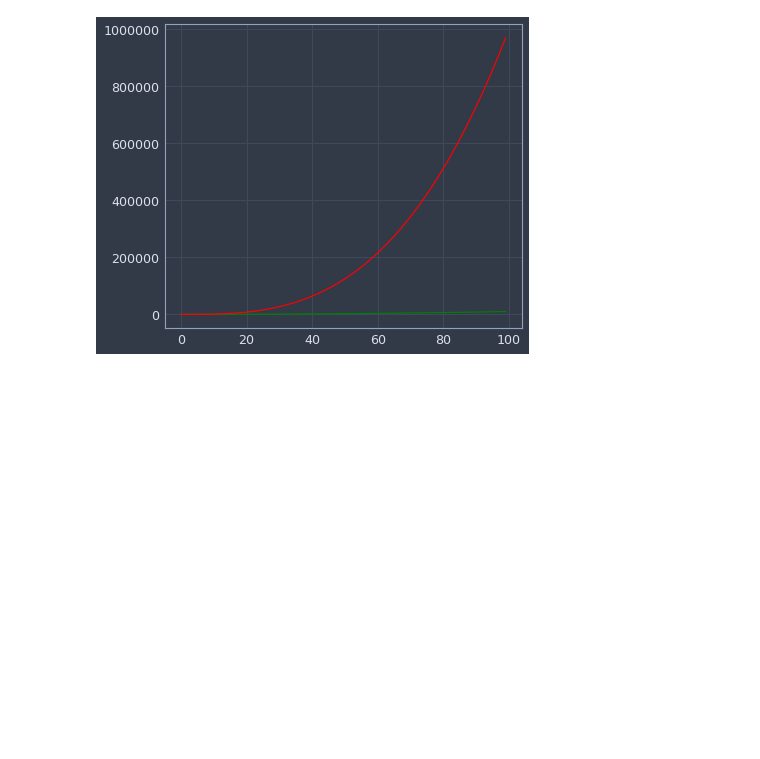
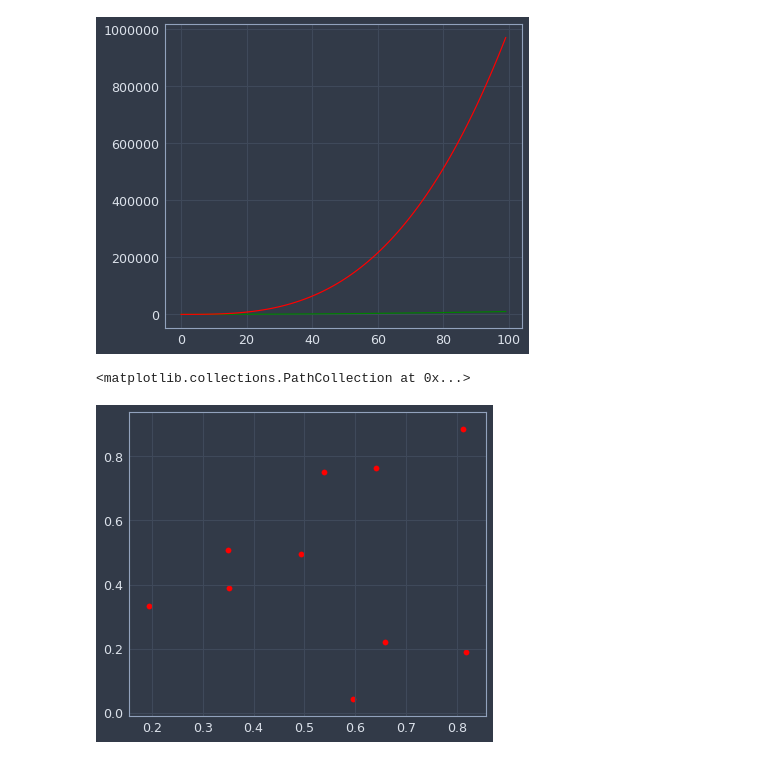
Before and after one commit to shubhammittal009/machine_learning_prac, a Jupyter notebook: using_matplotlib.ipynb, the cells around one changed output. Cells and saved outputs as stored; diff of their text form; code cells hidden in the pictures; blank space fills up the shorter version.

Commit message:
using_matplotlib

```diff
--- a/using_matplotlib.ipynb
+++ b/using_matplotlib.ipynb
@@ -25,3 +25,14 @@ plt.show()
 [figure]
 [figure]
 [figure]
+# %%
+# Scatter Plots
+
+# Random Values in the range 0 and 1
+arr = np.random.random((10,2))
+
+plt.figure(0)
+plt.scatter(arr[:,0],arr[:,1],color="red")
+# %% [output]
+<matplotlib.collections.PathCollection at 0x...>
+[figure, added]
```
